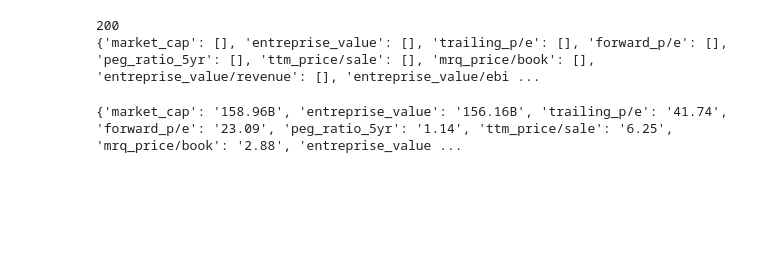
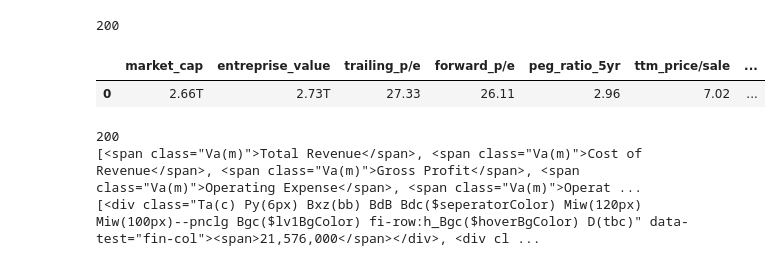
Before and after one commit to RAZMOKEUR/Stock-screener, a Jupyter notebook: Scrap.ipynb, the cells around one changed output. Drawn from its saved outputs; the diff is of its cells as text; code cells hidden in the pictures; blank space fills up the shorter version.

Commit message:
[DEV]
scrapping the income Statement page

```diff
--- a/Scrap.ipynb
+++ b/Scrap.ipynb
@@ -12,7 +12,7 @@ import re
 # webscrapper object
 
 
-class stockScrapper():
+class webRequests():
 
     headers = {
             'Accept':'text/html,application/xhtml+xm…ml;q=0.9,image/webp,*/*;q=0.8'.encode('cp1252'),
@@ -24,35 +24,35 @@ class stockScrapper():
 
     def getPage(stock):
         time.sleep(1)
-        request = requests.get(f'https://finance.yahoo.com/quote/{stock}/',headers=stockScrapper.headers)
+        request = requests.get(f'https://finance.yahoo.com/quote/{stock}/',headers=webRequests.headers)
         print(request.status_code)
         soup = BeautifulSoup(request.text,'html.parser')
         return soup
 
     def getStatistics(stock):
         time.sleep(1)
-        request = requests.get(f'https://finance.yahoo.com/quote/{stock}/key-statistics?p={stock}',headers=stockScrapper.headers)
+        request = requests.get(f'https://finance.yahoo.com/quote/{stock}/key-statistics?p={stock}',headers=webRequests.headers)
         print(request.status_code)
         soup = BeautifulSoup(request.text,'html.parser')
         return soup
 
     def getIncomeStatement(stock):
         time.sleep(1)
-        request = requests.get(f"https://finance.yahoo.com/quote/{stock}/financials?p={stock}",headers=stockScrapper.headers)
+        request = requests.get(f"https://finance.yahoo.com/quote/{stock}/financials?p={stock}",headers=webRequests.headers)
         print(request.status_code)
         soup = BeautifulSoup(request.text,'html.parser')
         return soup
 
     def getBalanceSheet(stock):
         time.sleep(1)
-        request = requests.get(f"https://finance.yahoo.com/quote/{stock}/balance-sheet?p={stock}",headers=stockScrapper.headers)
+        request = requests.get(f"https://finance.yahoo.com/quote/{stock}/balance-sheet?p={stock}",headers=webRequests.headers)
         print(request.status_code)
         soup = BeautifulSoup(request.text,'html.parser')
         return soup
 
     def getCashFlow(stock):
         time.sleep(1)
-        request = requests.get(f"https://finance.yahoo.com/quote/{stock}/cash-flow?p={stock}",headers=stockScrapper.headers)
+        request = requests.get(f"https://finance.yahoo.com/quote/{stock}/cash-flow?p={stock}",headers=webRequests.headers)
         print(request.status_code)
         soup = BeautifulSoup(request.text,'html.parser')
         return soup
@@ -208,34 +208,56 @@ financial_highlights = {
     }
 }
 # %%
-# Data cleaning
+# Data implementation + cleaning
 
 stock = "AMD"
 
-stats = stockScrapper.getStatistics(stock)
+class datascrapper():
 
-collected_data = []
+    def valuation_measures(stock):
+        collected_data = []
+        stats = webRequests.getStatistics(stock)
 
-for elem in stats.find_all('div','Fl(start) smartphone_W(100%) W(50%)'):
-    a = elem.findAll('td','Fw(500) Ta(end) Pstart(10px) Miw(60px)')
-    for el in a:
-        collected_data.append(el.text)
+        for elem in stats.find_all('div','Fl(start) smartphone_W(100%) W(50%)'):
+            a = elem.findAll('td','Fw(500) Ta(end) Pstart(10px) Miw(60px)')
+            for el in a:
+                collected_data.append(el.text)
 
-print(valuation_measures)
+        vlist = []
+
+        for el in valuation_measures:
+            vlist.append(el)
+
+        i=0
+        while i < len(collected_data):
+            valuation_measures[vlist[i]] = collected_data[i]
+            i = i+1
+
+        return valuation_measures
+
+
+
+
+
+
+df = pd.DataFrame(datascrapper.valuation_measures("AAPL"),index=[0])
+df.head()
 # %% [output]
 200
-{'market_cap': [], 'entreprise_value': [], 'trailing_p/e': [], 'forward_p/e': [], 'peg_ratio_5yr': [], 'ttm_price/sale': [], 'mrq_price/book': [], 'entreprise_value/revenue': [], 'entreprise_value/ebi ...
+|  | market_cap | entreprise_value | trailing_p/e | forward_p/e | peg_ratio_5yr | ttm_price/sale | ... |
+| 0 | 2.66T | 2.73T | 27.33 | 26.11 | 2.96 | 7.02 | ... |
-# %%
-vlist = []
-
-for el in valuation_measures:
-    vlist.append(el)
-
-i=0
-while i < len(collected_data):
-    valuation_measures[vlist[i]] = collected_data[i]
-    i = i+1
-
-print(valuation_measures)
-# %% [output]
-{'market_cap': '158.96B', 'entreprise_value': '156.16B', 'trailing_p/e': '41.74', 'forward_p/e': '23.09', 'peg_ratio_5yr': '1.14', 'ttm_price/sale': '6.25', 'mrq_price/book': '2.88', 'entreprise_value ...
+# %%
+stock = "AMD"
+
+collected_data = []
+ais = webRequests.getIncomeStatement(stock)
+
+listtt = ais.select("#Col1-1-Financials-Proxy > section > div.Pos\(r\) > div.W\(100\%\).Whs\(nw\).Ovx\(a\).BdT.Bdtc\(\$seperatorColor\) > div > div.D\(tbrg\)")
+
+for el in listtt:
+    print(el.find_all("span","Va(m)"))
+    print(el.find_all("div",attrs={"data-test":"fin-col"}))
+# %% [output]
+200
+[<span class="Va(m)">Total Revenue</span>, <span class="Va(m)">Cost of Revenue</span>, <span class="Va(m)">Gross Profit</span>, <span class="Va(m)">Operating Expense</span>, <span class="Va(m)">Operat ...
+[<div class="Ta(c) Py(6px) Bxz(bb) BdB Bdc($seperatorColor) Miw(120px) Miw(100px)--pnclg Bgc($lv1BgColor) fi-row:h_Bgc($hoverBgColor) D(tbc)" data-test="fin-col"><span>21,576,000</span></div>, <div cl ...
```
